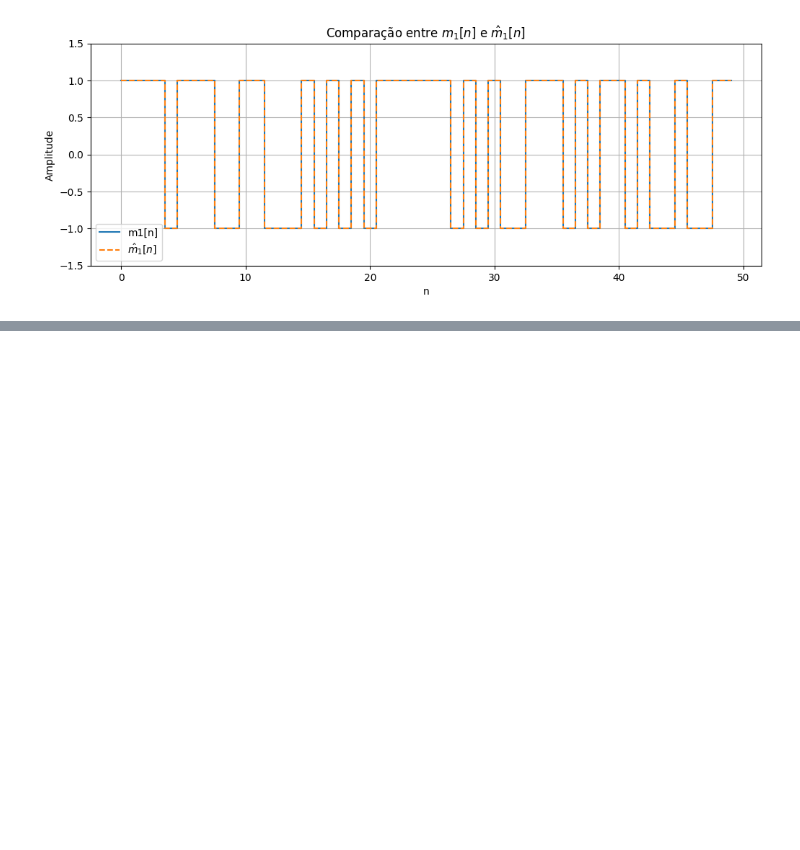
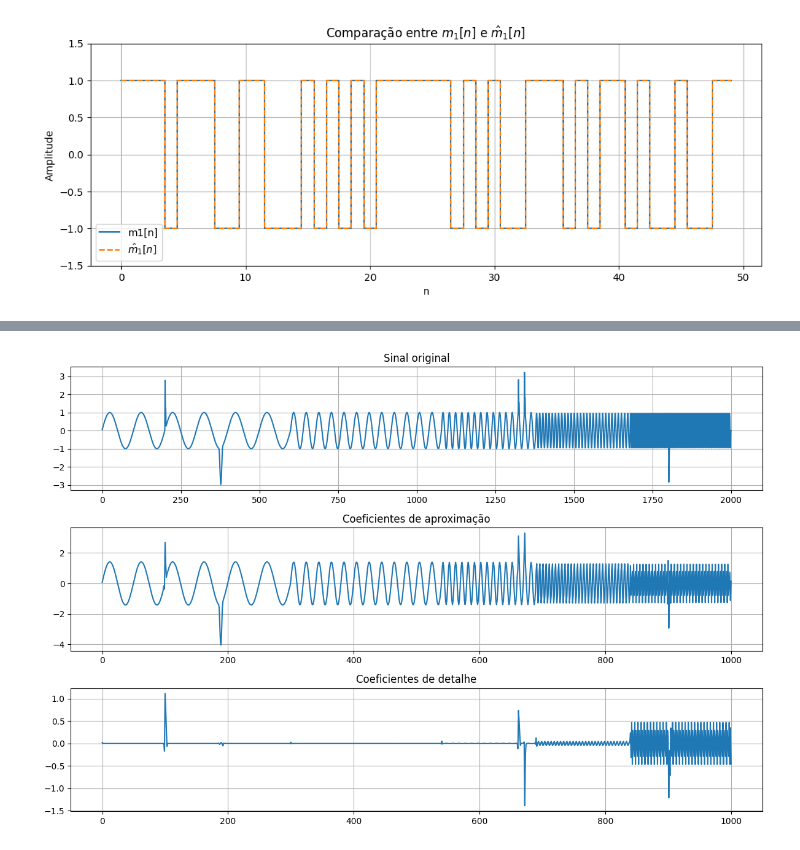
Before and after one commit to masterAristocats/Trabalho-Processamento-de-Sinais-I-5, a Jupyter notebook: rep.ipynb, the cells around one changed output, grey strips where cells are left out. Cells and saved outputs as stored; diff of their text form; code cells hidden in the pictures; blank space fills up the shorter version.

```diff
--- a/rep.ipynb
+++ b/rep.ipynb
@@ -725,0 +932,14 @@ plt.show()
+# %%
+# -----------------------------
+# Conversão dos filtros
+# -----------------------------
+
+low_filter = torch.tensor(
+    dec_lo,
+    dtype=torch.float32
+).view(1,1,-1)
+
+high_filter = torch.tensor(
+    dec_hi,
+    dtype=torch.float32
+).view(1,1,-1)
@@ -725,0 +969,36 @@ plt.show()
+# %%
+# -----------------------------
+# Resultados
+# -----------------------------
+
+plt.figure(figsize=(12,8))
+
+plt.subplot(3,1,1)
+
+plt.plot(x)
+
+plt.title('Sinal original')
+
+plt.grid(True)
+
+plt.subplot(3,1,2)
+
+plt.plot(approx)
+
+plt.title('Coeficientes de aproximação')
+
+plt.grid(True)
+
+plt.subplot(3,1,3)
+
+plt.plot(detail)
+
+plt.title('Coeficientes de detalhe')
+
+plt.grid(True)
+
+plt.tight_layout()
+
+plt.show()
+# %% [output]
+[figure, added]
```
Also changed, not shown: parts of 25 cells of this notebook.
